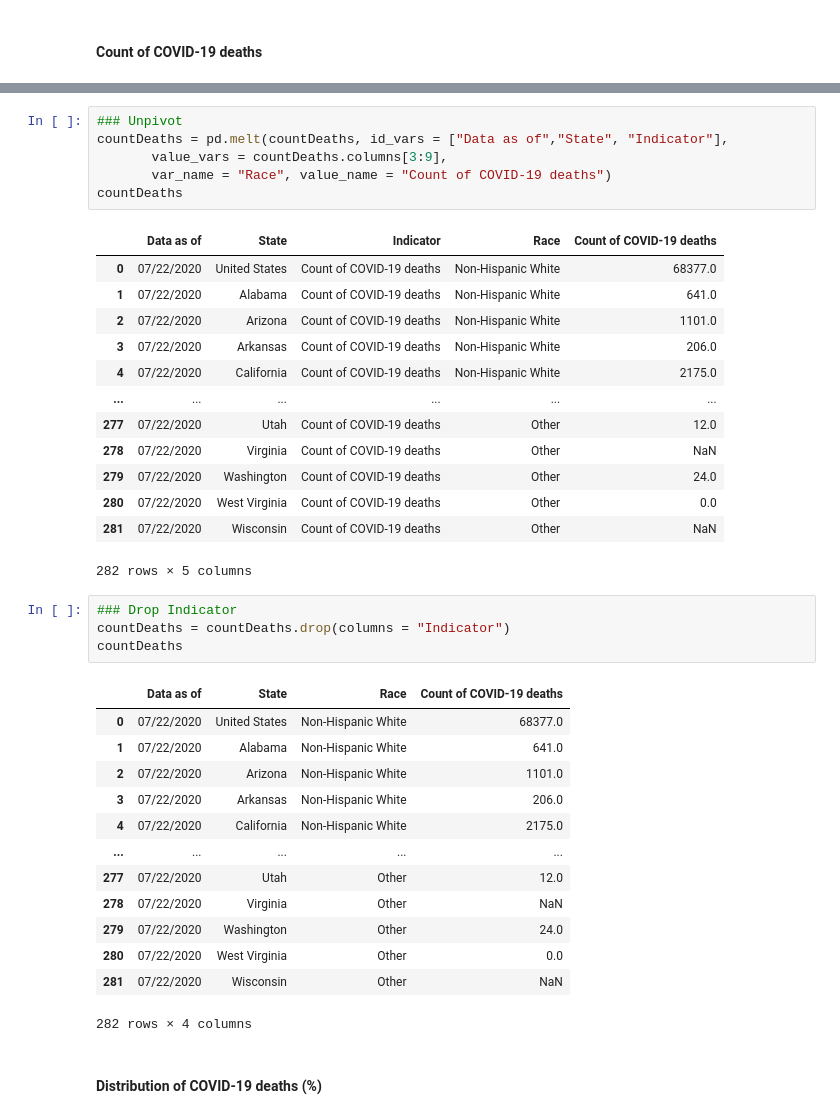
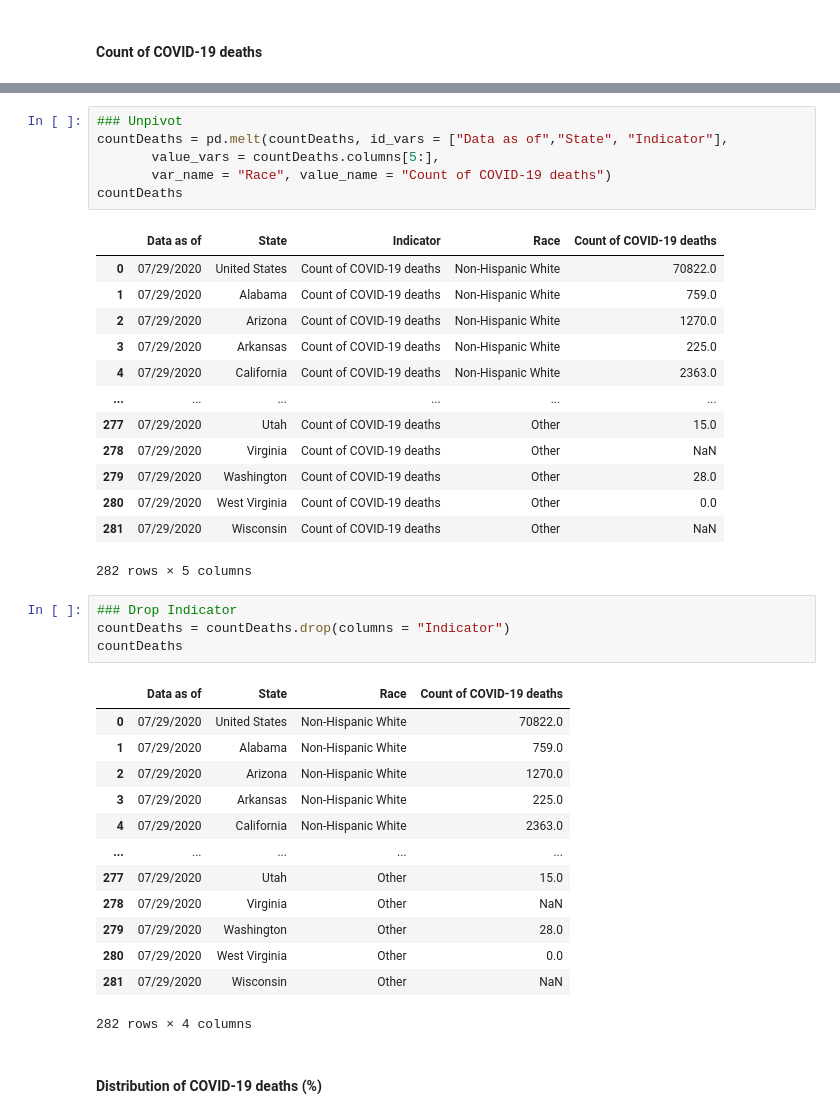
Before and after one commit to iscarff123/Covid19Project, a Jupyter notebook: Data_Preprocessing.ipynb, the cells around one changed output, grey strips where cells are left out. Cells and saved outputs as stored; diff of their text form.

```diff
--- a/Data_Preprocessing.ipynb
+++ b/Data_Preprocessing.ipynb
@@ -1825,22 +1846,22 @@ weightDeaths = race[race["Indicator"] == "Weighted distribution of population (%
 # %%
 ### Unpivot
 countDeaths = pd.melt(countDeaths, id_vars = ["Data as of","State", "Indicator"],
-       value_vars = countDeaths.columns[3:9],
+       value_vars = countDeaths.columns[5:],
        var_name = "Race", value_name = "Count of COVID-19 deaths")
 countDeaths
 # %% [output]
 |  | Data as of | State | Indicator | Race | Count of COVID-19 deaths |
-| 0 | 07/22/2020 | United States | Count of COVID-19 deaths | Non-Hispanic White | 68377.0 |
-| 1 | 07/22/2020 | Alabama | Count of COVID-19 deaths | Non-Hispanic White | 641.0 |
-| 2 | 07/22/2020 | Arizona | Count of COVID-19 deaths | Non-Hispanic White | 1101.0 |
-| 3 | 07/22/2020 | Arkansas | Count of COVID-19 deaths | Non-Hispanic White | 206.0 |
-| 4 | 07/22/2020 | California | Count of COVID-19 deaths | Non-Hispanic White | 2175.0 |
+| 0 | 07/29/2020 | United States | Count of COVID-19 deaths | Non-Hispanic White | 70822.0 |
+| 1 | 07/29/2020 | Alabama | Count of COVID-19 deaths | Non-Hispanic White | 759.0 |
+| 2 | 07/29/2020 | Arizona | Count of COVID-19 deaths | Non-Hispanic White | 1270.0 |
+| 3 | 07/29/2020 | Arkansas | Count of COVID-19 deaths | Non-Hispanic White | 225.0 |
+| 4 | 07/29/2020 | California | Count of COVID-19 deaths | Non-Hispanic White | 2363.0 |
 | ... | ... | ... | ... | ... | ... |
-| 277 | 07/22/2020 | Utah | Count of COVID-19 deaths | Other | 12.0 |
-| 278 | 07/22/2020 | Virginia | Count of COVID-19 deaths | Other | NaN |
-| 279 | 07/22/2020 | Washington | Count of COVID-19 deaths | Other | 24.0 |
-| 280 | 07/22/2020 | West Virginia | Count of COVID-19 deaths | Other | 0.0 |
-| 281 | 07/22/2020 | Wisconsin | Count of COVID-19 deaths | Other | NaN |
+| 277 | 07/29/2020 | Utah | Count of COVID-19 deaths | Other | 15.0 |
+| 278 | 07/29/2020 | Virginia | Count of COVID-19 deaths | Other | NaN |
+| 279 | 07/29/2020 | Washington | Count of COVID-19 deaths | Other | 28.0 |
+| 280 | 07/29/2020 | West Virginia | Count of COVID-19 deaths | Other | 0.0 |
+| 281 | 07/29/2020 | Wisconsin | Count of COVID-19 deaths | Other | NaN |
 282 rows × 5 columns
 # %%
 ### Drop Indicator
@@ -1848,17 +1869,17 @@ countDeaths = countDeaths.drop(columns = "Indicator")
 countDeaths
 # %% [output]
 |  | Data as of | State | Race | Count of COVID-19 deaths |
-| 0 | 07/22/2020 | United States | Non-Hispanic White | 68377.0 |
-| 1 | 07/22/2020 | Alabama | Non-Hispanic White | 641.0 |
-| 2 | 07/22/2020 | Arizona | Non-Hispanic White | 1101.0 |
-| 3 | 07/22/2020 | Arkansas | Non-Hispanic White | 206.0 |
-| 4 | 07/22/2020 | California | Non-Hispanic White | 2175.0 |
+| 0 | 07/29/2020 | United States | Non-Hispanic White | 70822.0 |
+| 1 | 07/29/2020 | Alabama | Non-Hispanic White | 759.0 |
+| 2 | 07/29/2020 | Arizona | Non-Hispanic White | 1270.0 |
+| 3 | 07/29/2020 | Arkansas | Non-Hispanic White | 225.0 |
+| 4 | 07/29/2020 | California | Non-Hispanic White | 2363.0 |
 | ... | ... | ... | ... | ... |
-| 277 | 07/22/2020 | Utah | Other | 12.0 |
-| 278 | 07/22/2020 | Virginia | Other | NaN |
-| 279 | 07/22/2020 | Washington | Other | 24.0 |
-| 280 | 07/22/2020 | West Virginia | Other | 0.0 |
-| 281 | 07/22/2020 | Wisconsin | Other | NaN |
+| 277 | 07/29/2020 | Utah | Other | 15.0 |
+| 278 | 07/29/2020 | Virginia | Other | NaN |
+| 279 | 07/29/2020 | Washington | Other | 28.0 |
+| 280 | 07/29/2020 | West Virginia | Other | 0.0 |
+| 281 | 07/29/2020 | Wisconsin | Other | NaN |
 282 rows × 4 columns
 # %% [markdown]
 #### Distribution of COVID-19 deaths (%)
```
Also changed, not shown: parts of 92 cells of this notebook, 17 other files.
